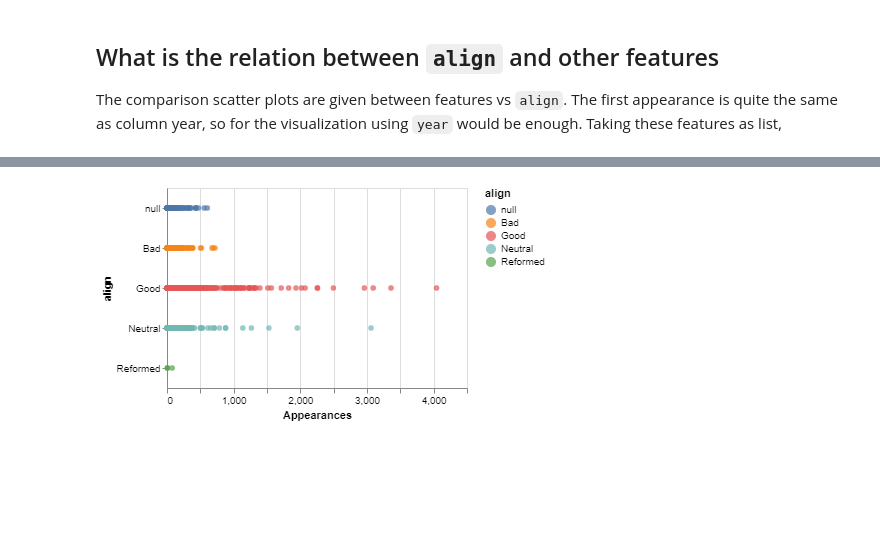
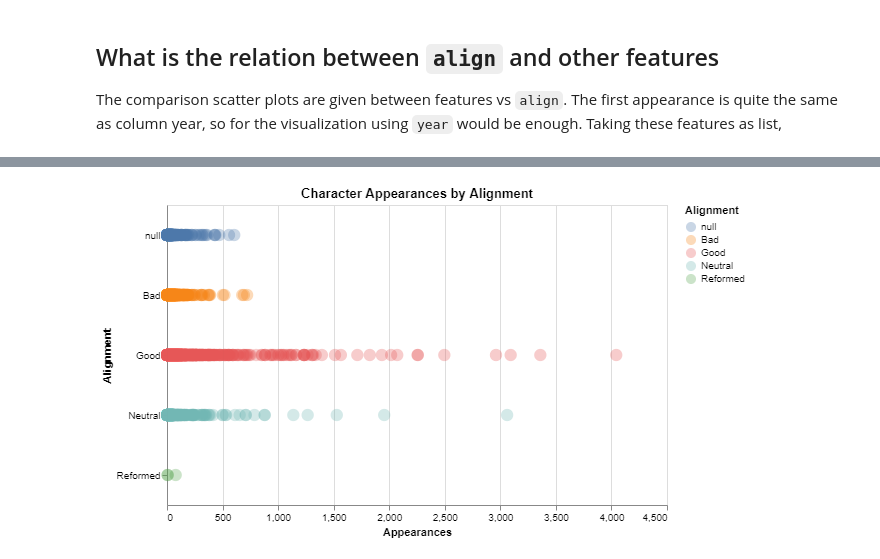
Before and after one commit to UBC-MDS/Workflows_showcase, a Jupyter notebook: report/eda.ipynb, the cells around one changed output, grey strips where cells are left out. Cells and saved outputs as stored; diff of their text form; code cells hidden in the pictures; blank space fills up the shorter version.

```diff
--- a/report/eda.ipynb
+++ b/report/eda.ipynb
@@ -120,9 +120,11 @@ eda_year_vs_align
 # %%
-eda_appearances_vs_align = (alt.Chart(df).mark_circle().encode(
-    alt.X('appearances', title = 'Appearances'),
-    y = 'align',
-    color = "align")
- .properties(height=200, width=300))
+eda_appearances_vs_align = (
+alt.Chart(df, title="Character Appearances by Alignment").mark_circle(size = 150, opacity = 0.3
+).encode(
+alt.X('appearances', title = 'Appearances'),
+y = alt.Y('align', title = "Alignment"),
+color = alt.Color("align", title = "Alignment"))
+.properties(height=300, width=500))
 eda_appearances_vs_align
 # %% [output]
-[figure, old version]
+[figure, new version]
```
Also changed, not shown: parts of 4 cells of this notebook, 1 other file.
